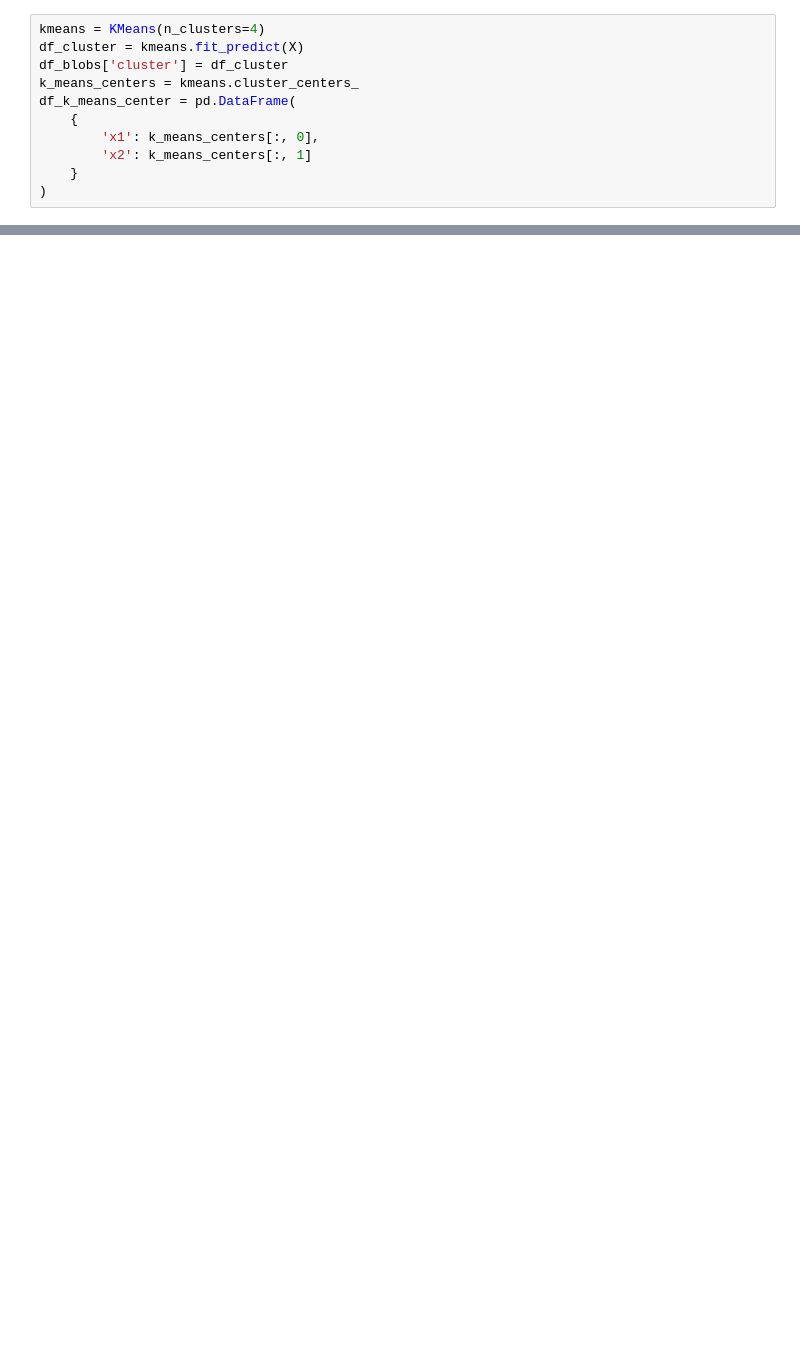
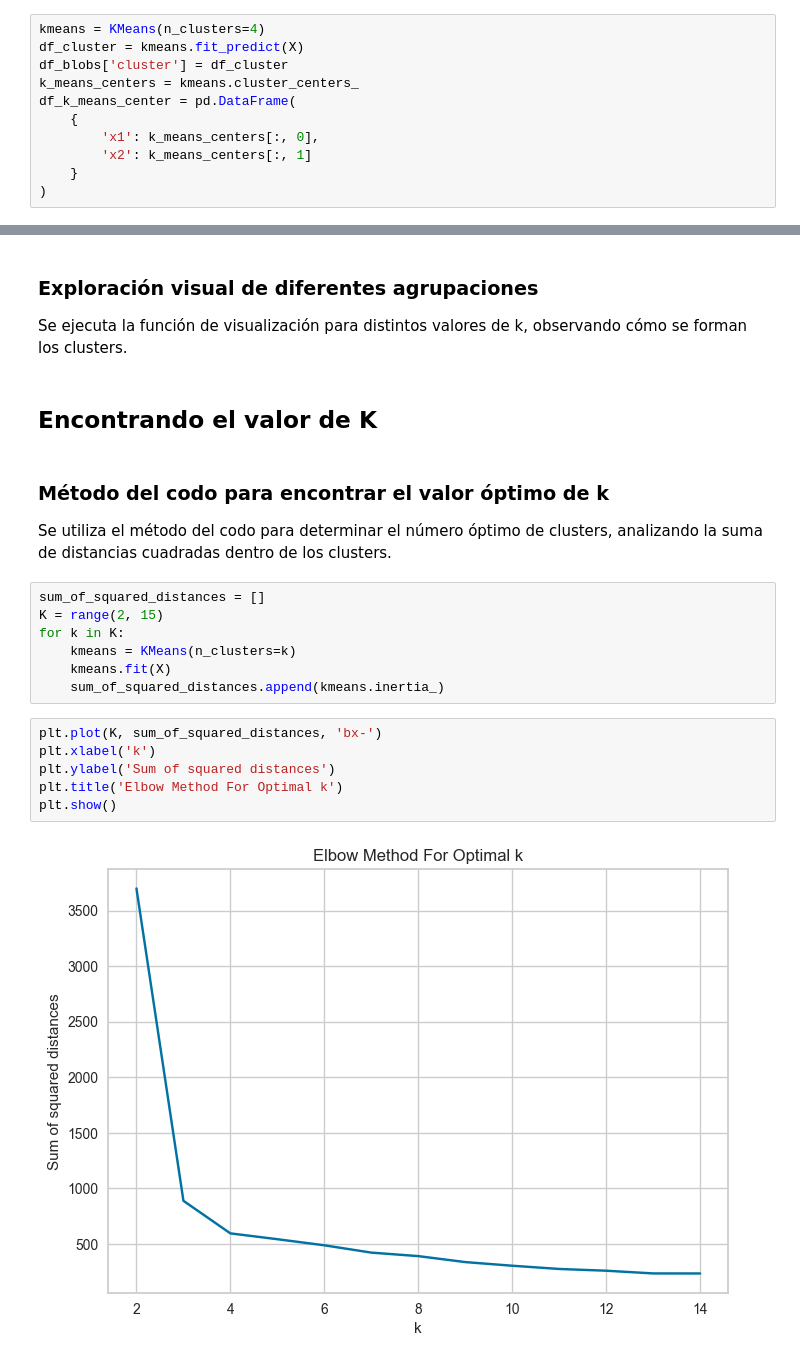
Before and after one commit to oscardbocanegra/learning_platzi, a Jupyter notebook: dataScientistPython/clustering/clustering_kmeans.ipynb, the cells around one changed output, grey strips where cells are left out. Saved outputs shown, nothing was run; the diff lists cells and outputs as text; blank space fills up the shorter version.

```diff
--- a/dataScientistPython/clustering/clustering_kmeans.ipynb
+++ b/dataScientistPython/clustering/clustering_kmeans.ipynb
@@ -95,0 +151,23 @@ plt.show()
+# %% [markdown]
+### Exploración visual de diferentes agrupaciones
+Se ejecuta la función de visualización para distintos valores de k, observando cómo se forman los clusters.
+# %% [markdown]
+## Encontrando el valor de K
+# %% [markdown]
+### Método del codo para encontrar el valor óptimo de k
+Se utiliza el método del codo para determinar el número óptimo de clusters, analizando la suma de distancias cuadradas dentro de los clusters.
+# %%
+sum_of_squared_distances = []
+K = range(2, 15)
+for k in K:
+    kmeans = KMeans(n_clusters=k)
+    kmeans.fit(X)
+    sum_of_squared_distances.append(kmeans.inertia_)
+# %%
+plt.plot(K, sum_of_squared_distances, 'bx-')
+plt.xlabel('k')
+plt.ylabel('Sum of squared distances')
+plt.title('Elbow Method For Optimal k')
+plt.show()
+# %% [output]
+[figure, added]
```
Also changed, not shown: parts of 22 cells of this notebook.
